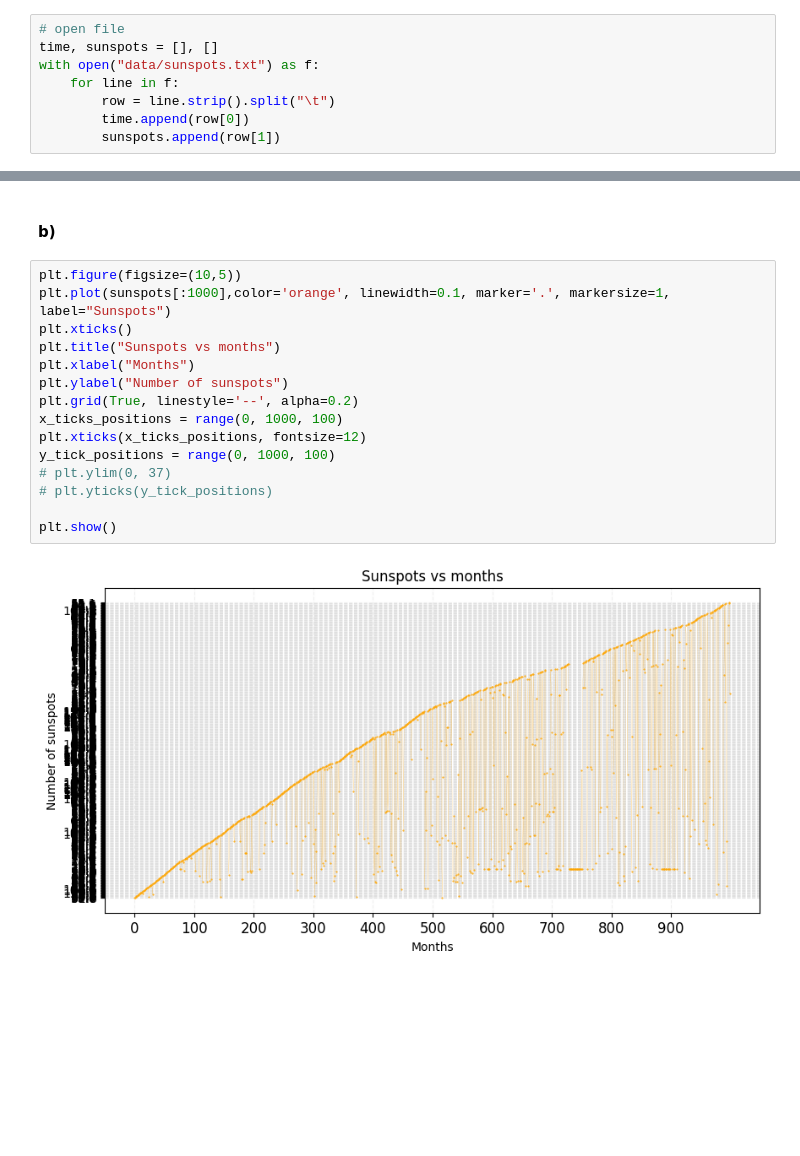
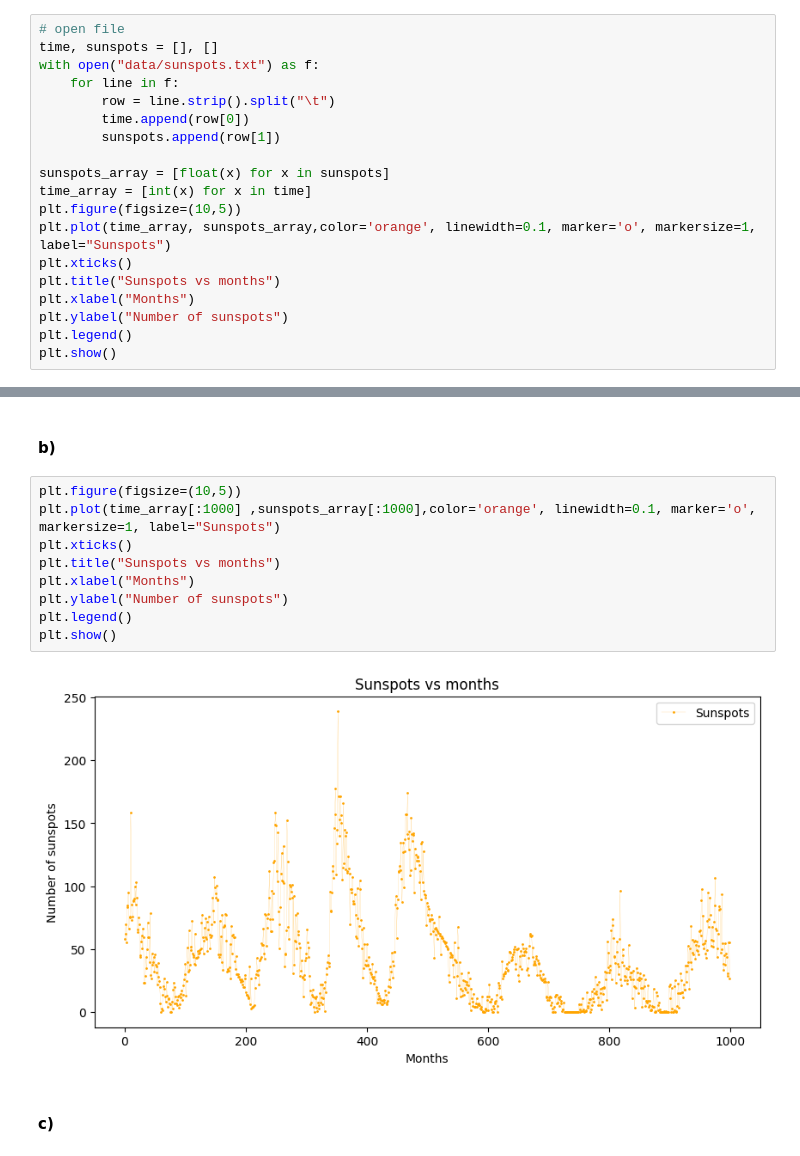
Before and after one commit to AtharvSuryawanshi/Computational-Physics, a Jupyter notebook: Suryawanshi_Atharv_HW1.ipynb, the cells around one changed output, grey strips where cells are left out. Saved outputs shown, nothing was run; the diff lists cells and outputs as text; blank space fills up the shorter version.

```diff
--- a/Suryawanshi_Atharv_HW1.ipynb
+++ b/Suryawanshi_Atharv_HW1.ipynb
@@ -294,3 +294,14 @@ with open("data/sunspots.txt") as f:
         row = line.strip().split("\t")
         time.append(row[0])
         sunspots.append(row[1])
+
+sunspots_array = [float(x) for x in sunspots]
+time_array = [int(x) for x in time]
+plt.figure(figsize=(10,5))
+plt.plot(time_array, sunspots_array,color='orange', linewidth=0.1, marker='o', markersize=1, label="Sunspots")
+plt.xticks()
+plt.title("Sunspots vs months")
+plt.xlabel("Months")
+plt.ylabel("Number of sunspots")
+plt.legend()
+plt.show()
@@ -298,18 +311,14 @@ with open("data/sunspots.txt") as f:
 #### b)
 # %%
 plt.figure(figsize=(10,5))
-plt.plot(sunspots[:1000],color='orange', linewidth=0.1, marker='.', markersize=1, label="Sunspots")
+plt.plot(time_array[:1000] ,sunspots_array[:1000],color='orange', linewidth=0.1, marker='o', markersize=1, label="Sunspots")
 plt.xticks()
 plt.title("Sunspots vs months")
 plt.xlabel("Months")
 plt.ylabel("Number of sunspots")
-plt.grid(True, linestyle='--', alpha=0.2)
-x_ticks_positions = range(0, 1000, 100)
-plt.xticks(x_ticks_positions, fontsize=12)
-y_tick_positions = range(0, 1000, 100)
-# plt.ylim(0, 37)
-# plt.yticks(y_tick_positions)
-
+plt.legend()
 plt.show()
 # %% [output]
-[figure, old version]
+[figure, new version]
+# %% [markdown]
+#### c)
```
Also changed, not shown: parts of 12 cells of this notebook.
